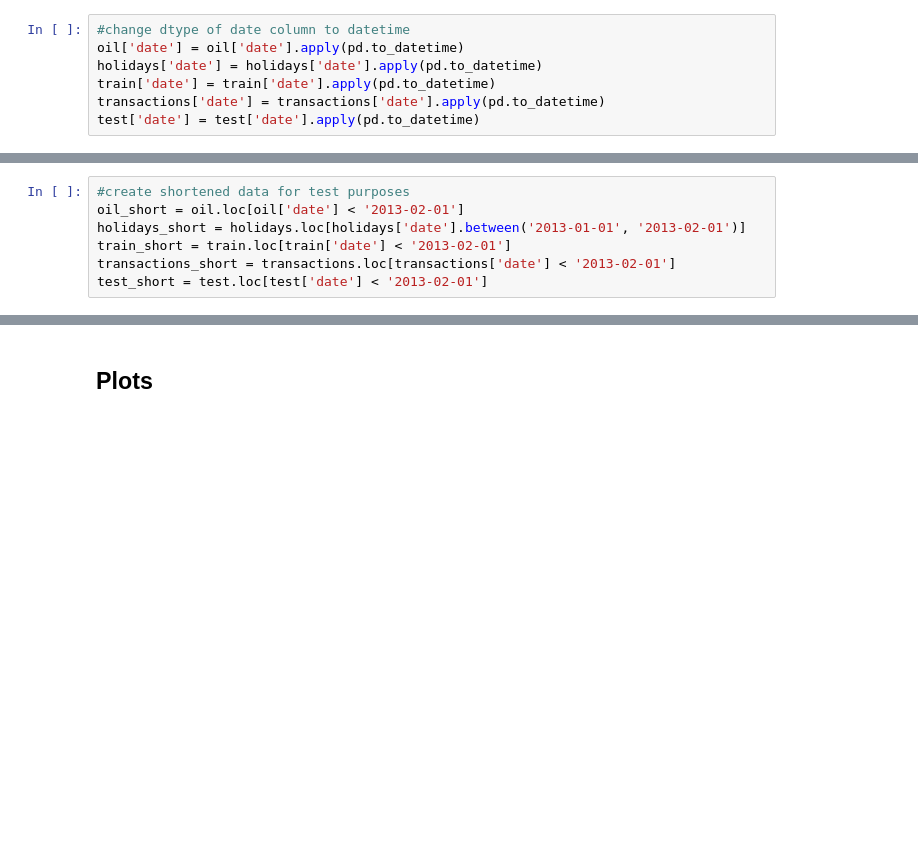
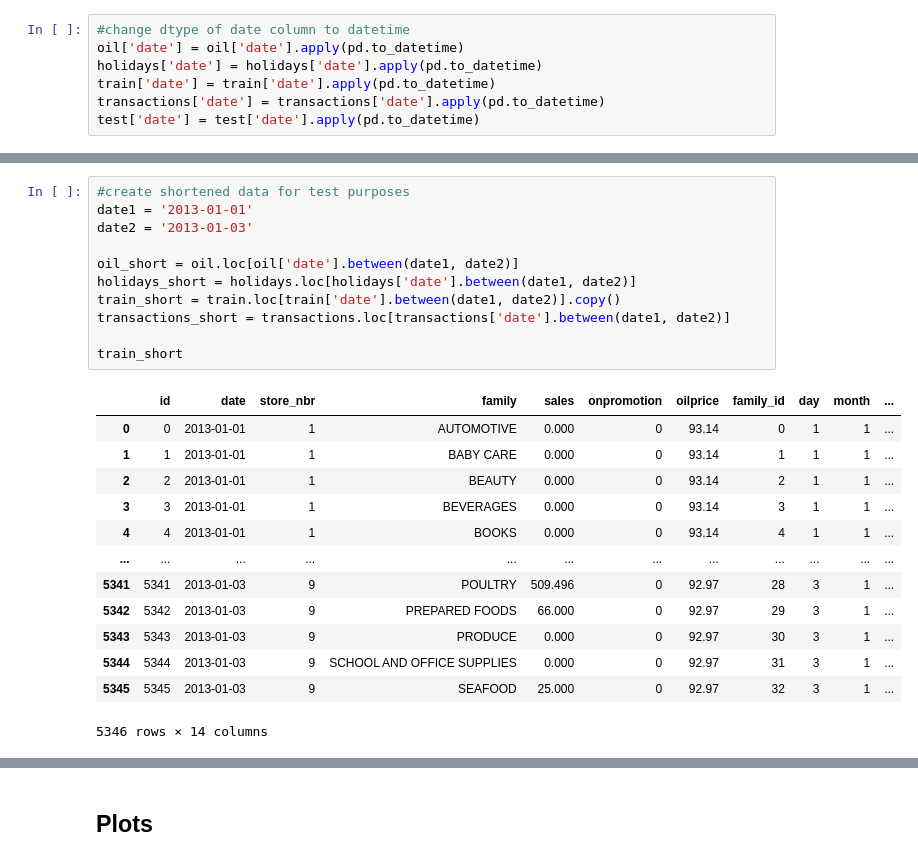
Before and after one commit to PGestrich/AML-Time-Series-Forecasting, a Jupyter notebook: AML_Code.ipynb, the cells around one changed output, grey strips where cells are left out. Saved outputs shown, nothing was run; the diff lists cells and outputs as text; blank space fills up the shorter version.

```diff
--- a/AML_Code.ipynb
+++ b/AML_Code.ipynb
@@ -91,7 +144,25 @@ train['year'] = train['date'].apply(lambda time: time.year)
 # %%
 #create shortened data for test purposes
-oil_short = oil.loc[oil['date'] < '2013-02-01']
-holidays_short = holidays.loc[holidays['date'].between('2013-01-01', '2013-02-01')]
-train_short = train.loc[train['date'] < '2013-02-01']
-transactions_short = transactions.loc[transactions['date'] < '2013-02-01']
-test_short = test.loc[test['date'] < '2013-02-01']
+date1 = '2013-01-01'
+date2 = '2013-01-03'
+
+oil_short = oil.loc[oil['date'].between(date1, date2)]
+holidays_short = holidays.loc[holidays['date'].between(date1, date2)]
+train_short = train.loc[train['date'].between(date1, date2)].copy()
+transactions_short = transactions.loc[transactions['date'].between(date1, date2)]
+
+train_short
+# %% [output]
+|  | id | date | store_nbr | family | sales | onpromotion | oilprice | family_id | day | month | ... |
+| 0 | 0 | 2013-01-01 | 1 | AUTOMOTIVE | 0.000 | 0 | 93.14 | 0 | 1 | 1 | ... |
+| 1 | 1 | 2013-01-01 | 1 | BABY CARE | 0.000 | 0 | 93.14 | 1 | 1 | 1 | ... |
+| 2 | 2 | 2013-01-01 | 1 | BEAUTY | 0.000 | 0 | 93.14 | 2 | 1 | 1 | ... |
+| 3 | 3 | 2013-01-01 | 1 | BEVERAGES | 0.000 | 0 | 93.14 | 3 | 1 | 1 | ... |
+| 4 | 4 | 2013-01-01 | 1 | BOOKS | 0.000 | 0 | 93.14 | 4 | 1 | 1 | ... |
+| ... | ... | ... | ... | ... | ... | ... | ... | ... | ... | ... | ... |
+| 5341 | 5341 | 2013-01-03 | 9 | POULTRY | 509.496 | 0 | 92.97 | 28 | 3 | 1 | ... |
+| 5342 | 5342 | 2013-01-03 | 9 | PREPARED FOODS | 66.000 | 0 | 92.97 | 29 | 3 | 1 | ... |
+| 5343 | 5343 | 2013-01-03 | 9 | PRODUCE | 0.000 | 0 | 92.97 | 30 | 3 | 1 | ... |
+| 5344 | 5344 | 2013-01-03 | 9 | SCHOOL AND OFFICE SUPPLIES | 0.000 | 0 | 92.97 | 31 | 3 | 1 | ... |
+| 5345 | 5345 | 2013-01-03 | 9 | SEAFOOD | 25.000 | 0 | 92.97 | 32 | 3 | 1 | ... |
+5346 rows × 14 columns
```
Also changed, not shown: parts of 29 cells of this notebook.
